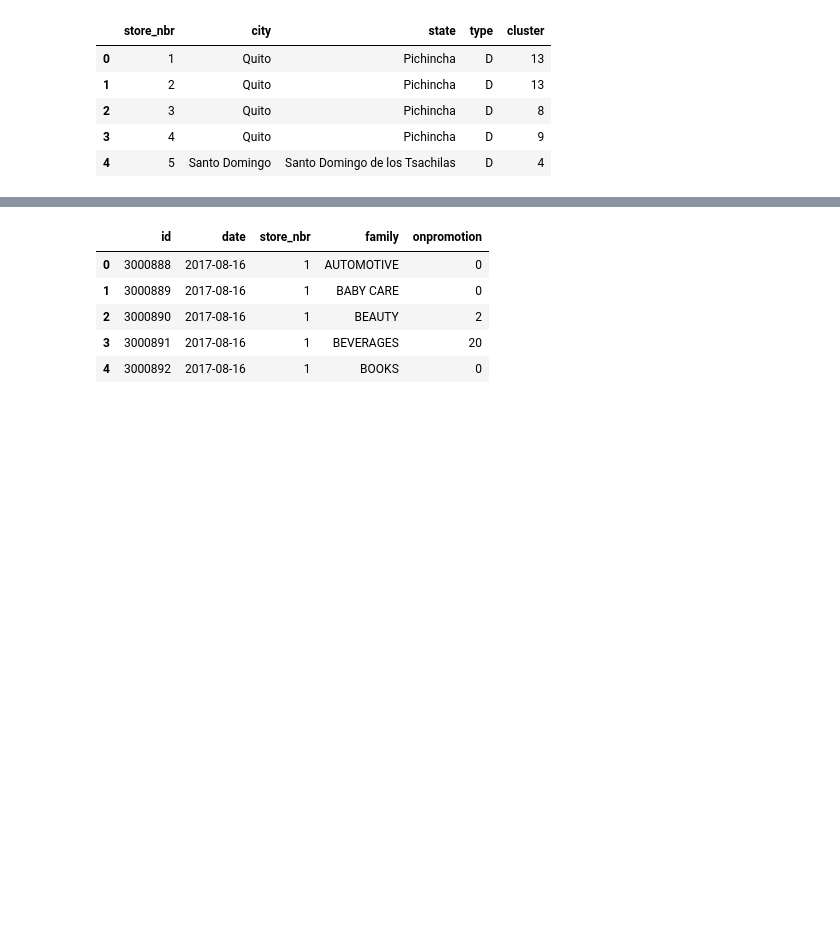
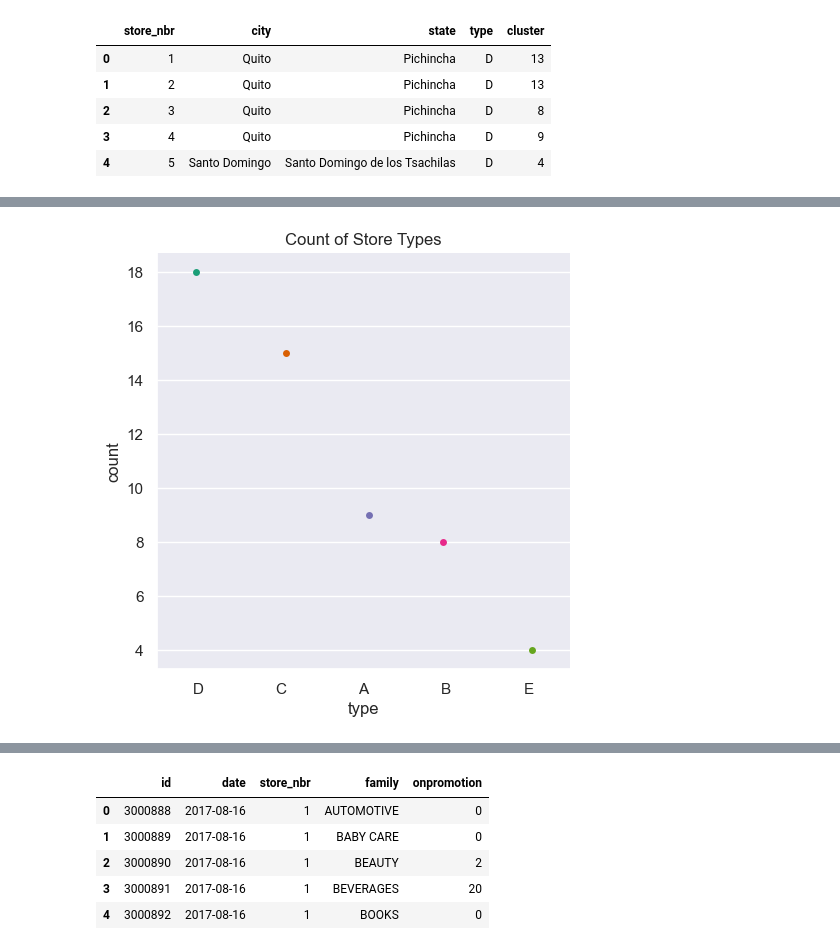
Before and after one commit to codedzifa/Regression-Project, a Jupyter notebook: Regression.ipynb, the cells around one changed output, grey strips where cells are left out. Cells and saved outputs as stored; diff of their text form; code cells hidden in the pictures; blank space fills up the shorter version.

```diff
--- a/Regression.ipynb
+++ b/Regression.ipynb
@@ -304,0 +349,16 @@ stores.head()
+# %%
+type_count= stores.type.value_counts().reset_index()
+
+type_count.columns= ["type", "count"]
+
+sns.set(rc={"figure.figsize": (10,5)})
+sns.catplot("type", data=type_count, y= "count", palette= "Dark2")
+
+plt.title("Count of Store Types")
+
+
+##store type D has the highest count
+
+plt.show()
+# %% [output]
+[figure, added]
```
Also changed, not shown: parts of 18 cells of this notebook.
